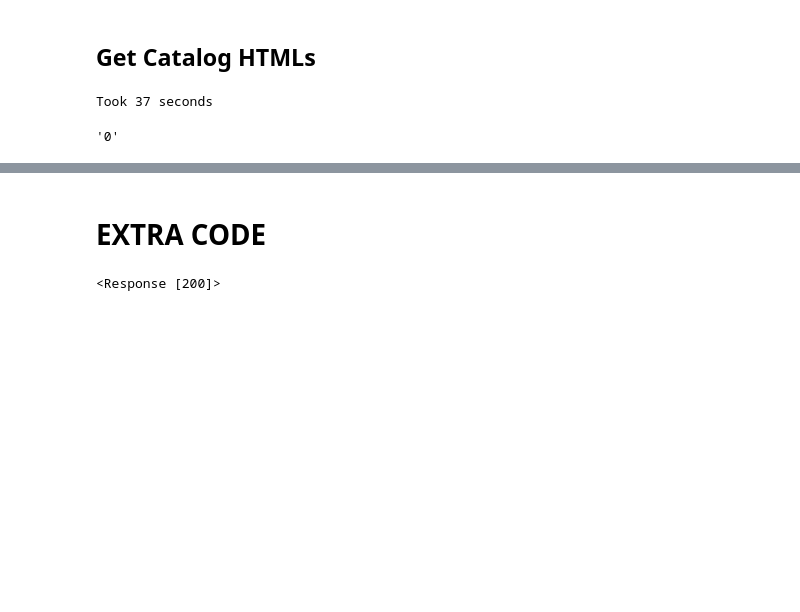
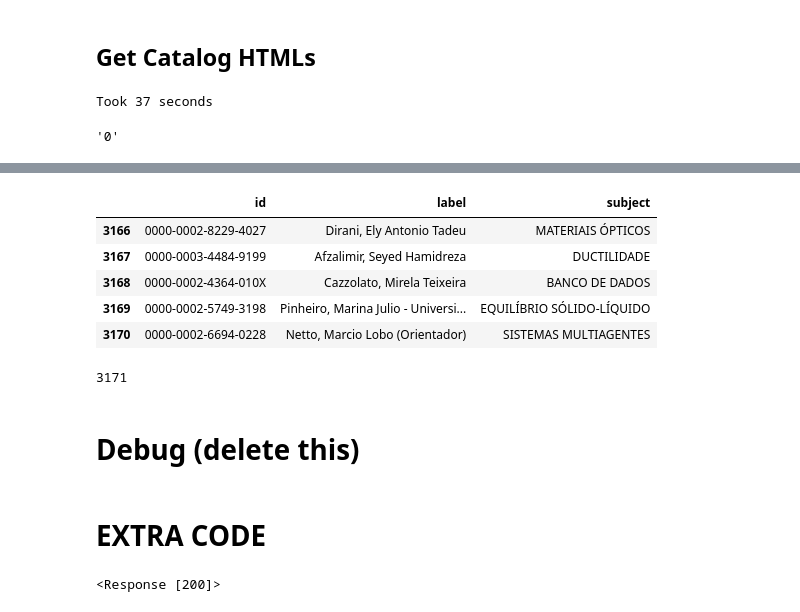
Before and after one commit to aretiandev/research-scraper, a Jupyter notebook: notebooks/repositorio.ipynb, the cells around one changed output, grey strips where cells are left out. Drawn from its saved outputs; the diff is of its cells as text; code cells hidden in the pictures; blank space fills up the shorter version.

```diff
--- a/notebooks/repositorio.ipynb
+++ b/notebooks/repositorio.ipynb
@@ -238,4 +133,0 @@ rows
-# %%
-url_root = "https://repositorio.usp.br/"
-url = url_root + rows[0][2]
-url
@@ -243,0 +146,12 @@ url
+# %%
+# Fetch paper_urls from database
+LIMIT = 10
+conn = sqlite3.connect("../saopaulo.db")
+with conn:
+    # result = conn.execute("SELECT * FROM urls LIMIT (?)", (LIMIT,))
+    result = conn.execute("SELECT * FROM urls WHERE id=9596")
+    rows = result.fetchall()
+conn.close()
+
+url_root = 'https://repositorio.usp.br/'
+urls = [url_root + row[2] for row in rows]
@@ -243,0 +181,4 @@ url
+# %%
+result = results[0]
+html_doc = result['html']
+soup = BeautifulSoup(html_doc, 'html5lib')
@@ -243,0 +287,13 @@ url
+# %%
+with closing(sqlite3.connect("../saopaulo.db")) as conn:
+    with conn:
+        result = conn.execute(
+        """
+        SELECT * FROM edges LIMIT 10000;
+        """)
+        rows = result.fetchall()
+
+df = pd.DataFrame(rows)
+df = df[[1, 2]]
+df.columns = ['Source', 'Target']
+df.to_csv('../output/edges/edges_EP.csv', index=False)
@@ -243,0 +352,15 @@ url
+# %%
+df.tail()
+# %% [output]
+|  | id | label | subject |
+| 3166 | 0000-0002-8229-4027 | Dirani, Ely Antonio Tadeu | MATERIAIS ÓPTICOS |
+| 3167 | 0000-0003-4484-9199 | Afzalimir, Seyed Hamidreza | DUCTILIDADE |
+| 3168 | 0000-0002-4364-010X | Cazzolato, Mirela Teixeira | BANCO DE DADOS |
+| 3169 | 0000-0002-5749-3198 | Pinheiro, Marina Julio - Universi... | EQUILÍBRIO SÓLIDO-LÍQUIDO |
+| 3170 | 0000-0002-6694-0228 | Netto, Marcio Lobo (Orientador) | SISTEMAS MULTIAGENTES |
+# %%
+len(df)
+# %% [output]
+3171
+# %% [markdown]
+# Debug (delete this)
```
Also changed, not shown: parts of 40 cells of this notebook.
